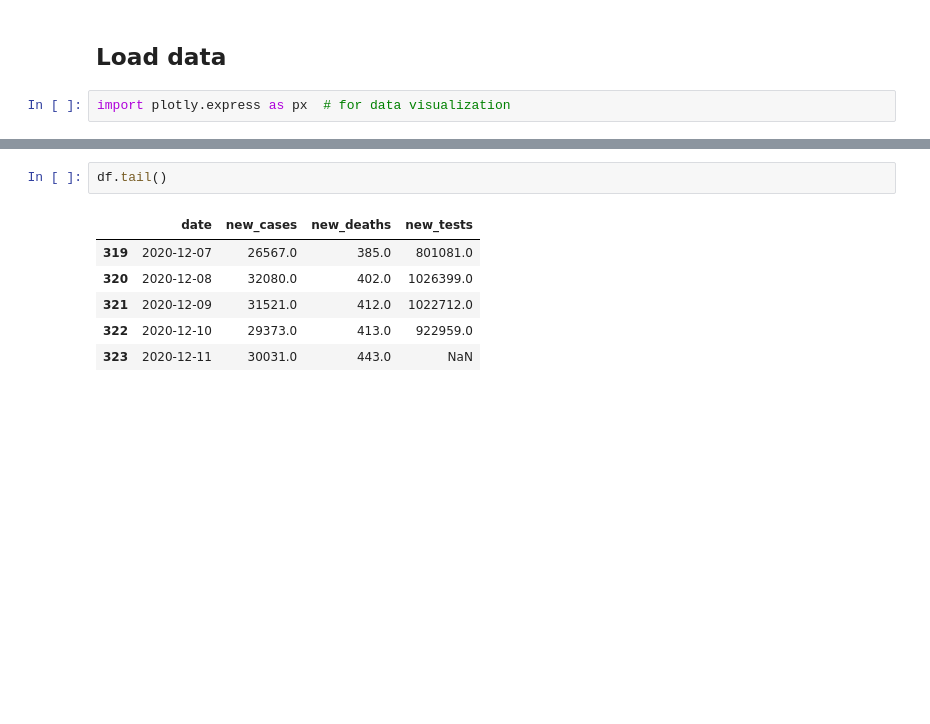
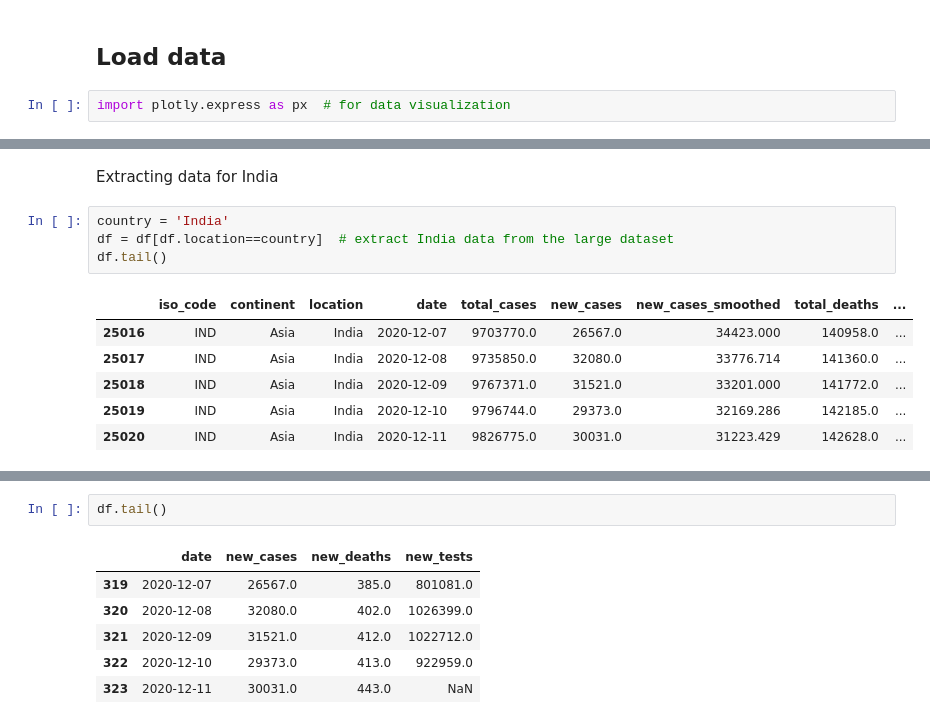
Before and after one commit to vhpraneeth/VIT_DWDM, a Jupyter notebook: Project.ipynb, the cells around one changed output, grey strips where cells are left out. Cells and saved outputs as stored; diff of their text form; blank space fills up the shorter version.

```diff
--- a/Project.ipynb
+++ b/Project.ipynb
@@ -43,0 +33,13 @@ Columns: Index(['iso_code', 'continent', 'location', 'date', 'total_cases', 'new
+# %% [markdown]
+Extracting data for India
+# %%
+country = 'India'
+df = df[df.location==country]  # extract India data from the large dataset
+df.tail()
+# %% [output]
+|  | iso_code | continent | location | date | total_cases | new_cases | new_cases_smoothed | total_deaths | ... |
+| 25016 | IND | Asia | India | 2020-12-07 | 9703770.0 | 26567.0 | 34423.000 | 140958.0 | ... |
+| 25017 | IND | Asia | India | 2020-12-08 | 9735850.0 | 32080.0 | 33776.714 | 141360.0 | ... |
+| 25018 | IND | Asia | India | 2020-12-09 | 9767371.0 | 31521.0 | 33201.000 | 141772.0 | ... |
+| 25019 | IND | Asia | India | 2020-12-10 | 9796744.0 | 29373.0 | 32169.286 | 142185.0 | ... |
+| 25020 | IND | Asia | India | 2020-12-11 | 9826775.0 | 30031.0 | 31223.429 | 142628.0 | ... |
```
Also changed, not shown: parts of 11 cells of this notebook.
